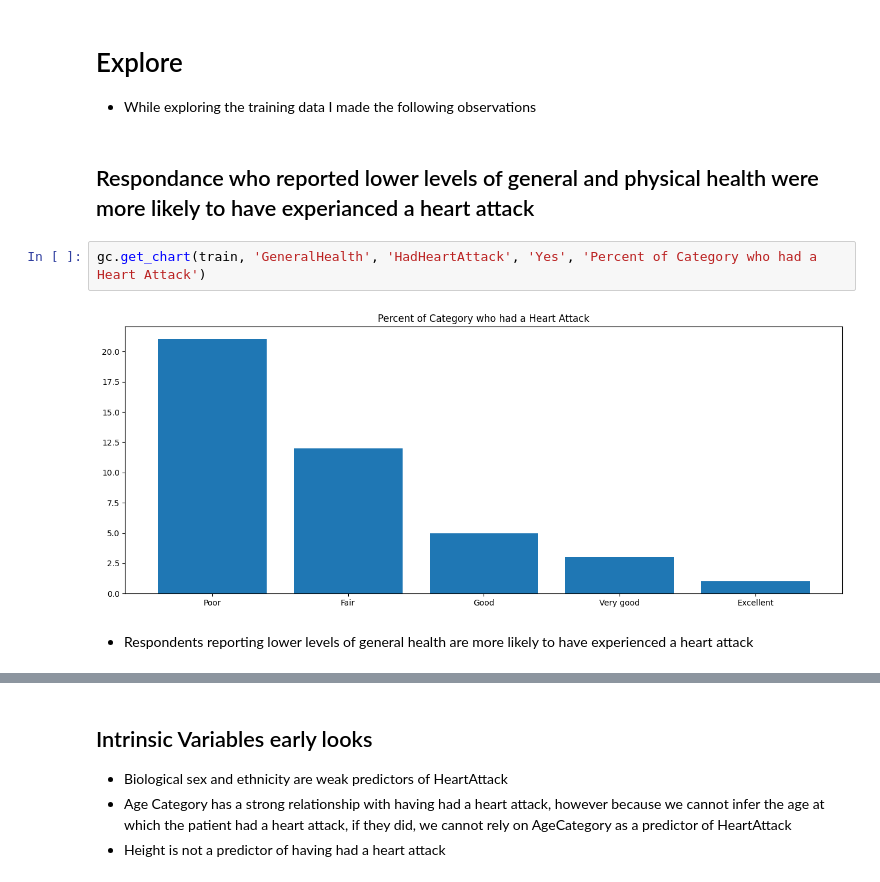
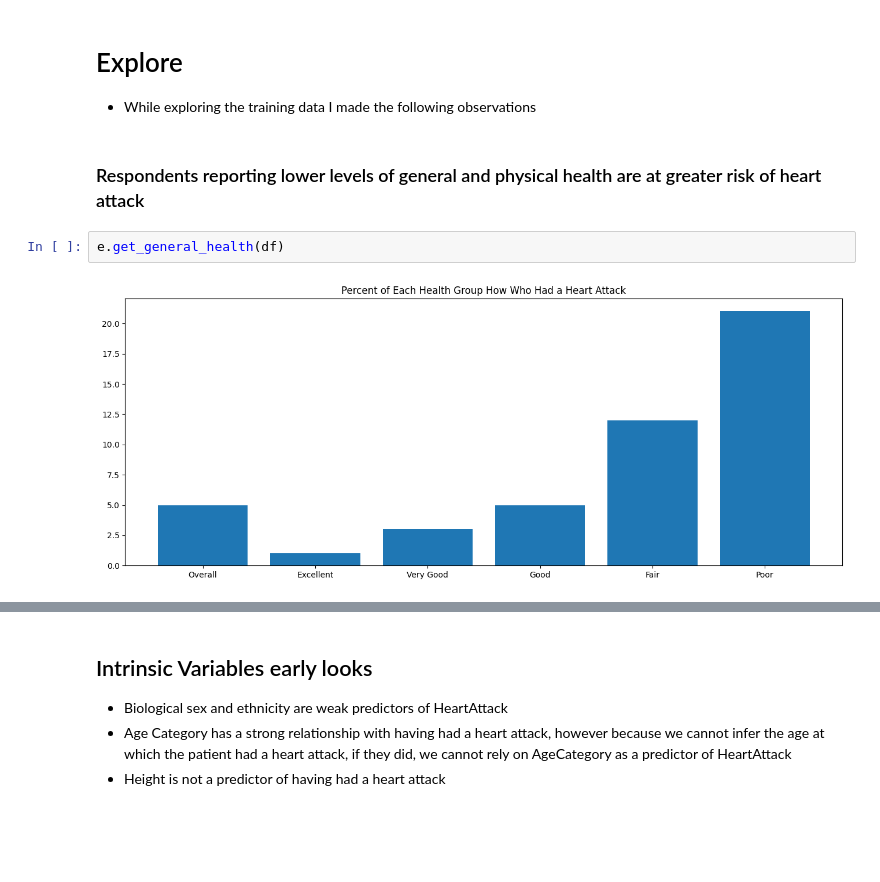
Before and after one commit to Johndsalas/Predicting_Heart_Disease, a Jupyter notebook: main.ipynb, the cells around one changed output, grey strips where cells are left out. Drawn from its saved outputs; the diff is of its cells as text; blank space fills up the shorter version.

```diff
--- a/main.ipynb
+++ b/main.ipynb
@@ -52,10 +52,8 @@ train, validate, test = w.split_my_data(df)
 # Explore
 * While exploring the training data I made the following observations
 # %% [markdown]
-## Respondance who reported lower levels of general and physical health were more likely to have experianced a heart attack
+### Respondents reporting lower levels of general and physical health are at greater risk of heart attack
 # %%
-gc.get_chart(train, 'GeneralHealth', 'HadHeartAttack', 'Yes', 'Percent of Category who had a Heart Attack')
+e.get_general_health(df)
 # %% [output]
-[figure, old version]
+[figure, new version]
-# %% [markdown]
-* Respondents reporting lower levels of general health are more likely to have experienced a heart attack
```
Also changed, not shown: parts of 18 cells of this notebook, 1 other file.
